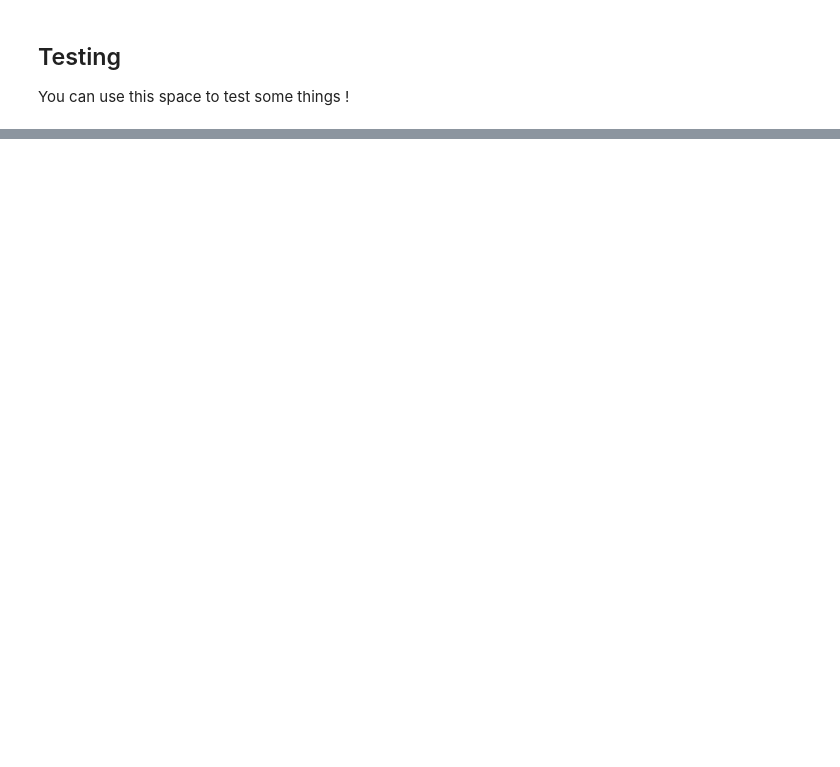
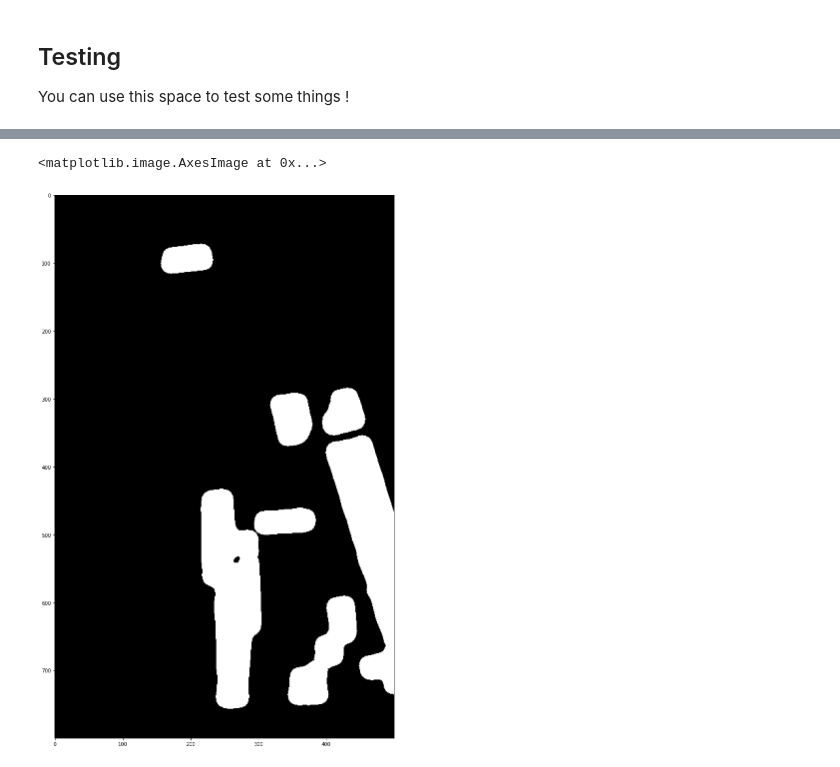
Before and after one commit to AudranDoublet/jacoubet_map_number_detection, a Jupyter notebook: Submission.ipynb, the cells around one changed output, grey strips where cells are left out. Drawn from its saved outputs; the diff is of its cells as text; code cells hidden in the pictures; blank space fills up the shorter version.

Commit message:
Add segmentation of striped areas

```diff
--- a/Submission.ipynb
+++ b/Submission.ipynb
@@ -259,6 +259,15 @@ def filter_small_objects(small, denoised, binary_otsu):
             sm[box == i + 1] = 0
 
     return np.bitwise_and(closed_small > 0, small > 0)
+# %%
+def get_striped_areas(img):
+    gray = rgb2gray(img)
+
+    gauss = (gaussian(gray, 6) * 255).astype(np.uint8)
+    threshold = threshold_otsu(gauss)
+    binary_otsu = binary_opening(gauss < threshold, selem=skimage.morphology.disk(15))
+
+    return remove_small_objects(binary_otsu, min_size=2000) > 0
 # %%
 from skimage.filters import threshold_otsu, threshold_sauvola, inverse
 
@@ -401,0 +426,9 @@ You can use this space to test some things !
+# %%
+from skimage.filters import gaussian
+
+
+plt.figure(figsize=(20, 20))
+plt.imshow(get_striped_areas(image), cmap=plt.cm.gray)
+# %% [output]
+<matplotlib.image.AxesImage at 0x...>
+[figure, added]
```
Also changed, not shown: parts of 8 cells of this notebook.
